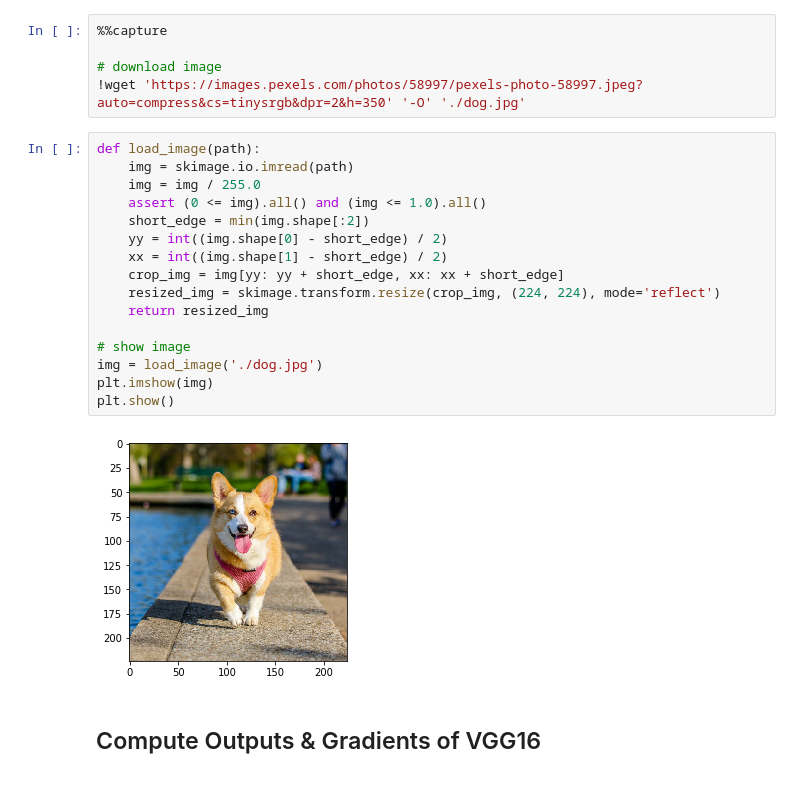
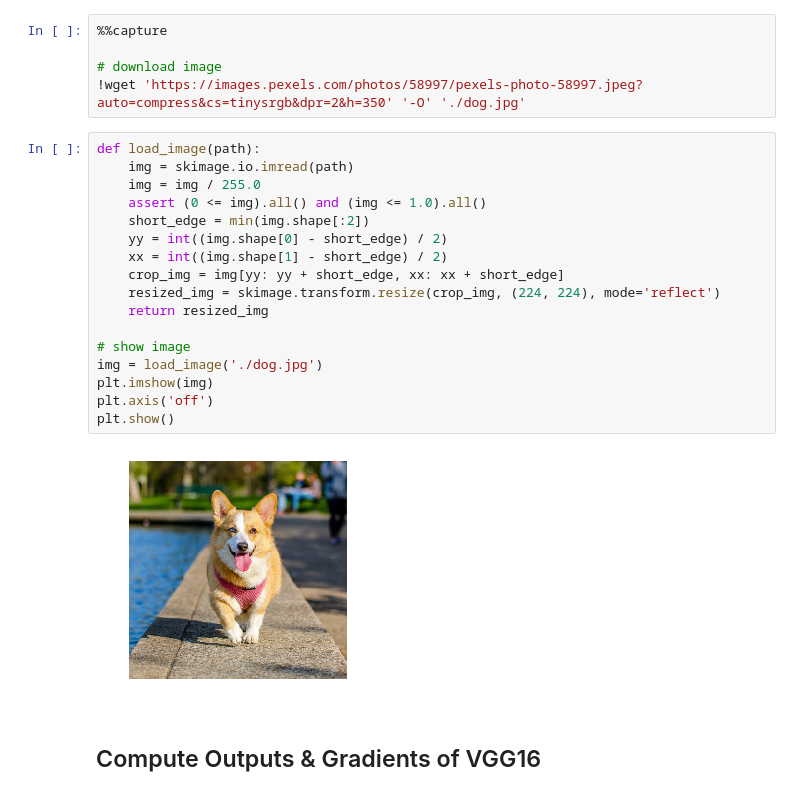
Before and after one commit to sato9hara/PertMap, a Jupyter notebook: Sample_PertMap_VGG16.ipynb, the cells around one changed output. Cells and saved outputs as stored; diff of their text form.

```diff
--- a/Sample_PertMap_VGG16.ipynb
+++ b/Sample_PertMap_VGG16.ipynb
@@ -151,21 +151,22 @@ Use a sample image from [here](https://www.pexels.com/search/dog/).
 # %%
 def load_image(path):
     img = skimage.io.imread(path)
     img = img / 255.0
     assert (0 <= img).all() and (img <= 1.0).all()
     short_edge = min(img.shape[:2])
     yy = int((img.shape[0] - short_edge) / 2)
     xx = int((img.shape[1] - short_edge) / 2)
     crop_img = img[yy: yy + short_edge, xx: xx + short_edge]
     resized_img = skimage.transform.resize(crop_img, (224, 224), mode='reflect')
     return resized_img
 
 # show image
 img = load_image('./dog.jpg')
 plt.imshow(img)
+plt.axis('off')
 plt.show()
 # %% [output]
-[figure, old version]
+[figure, new version]
 # %% [markdown]
 ## Compute Outputs & Gradients of VGG16
 # %%
```
Also changed, not shown: parts of 7 cells of this notebook.
